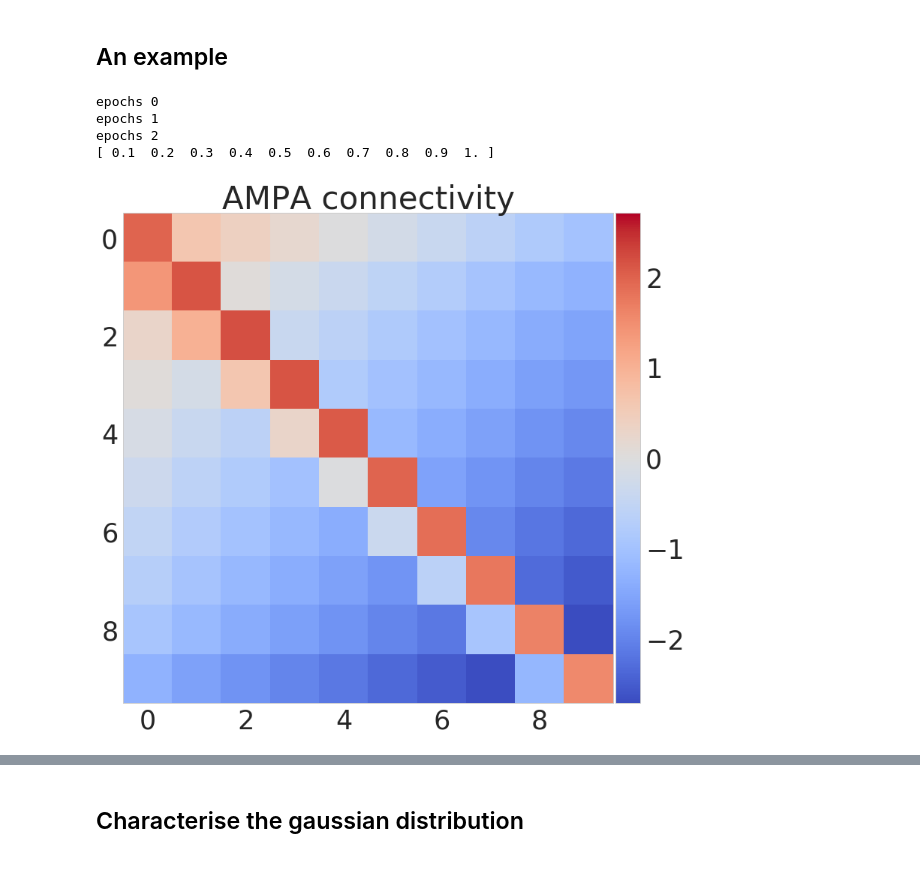
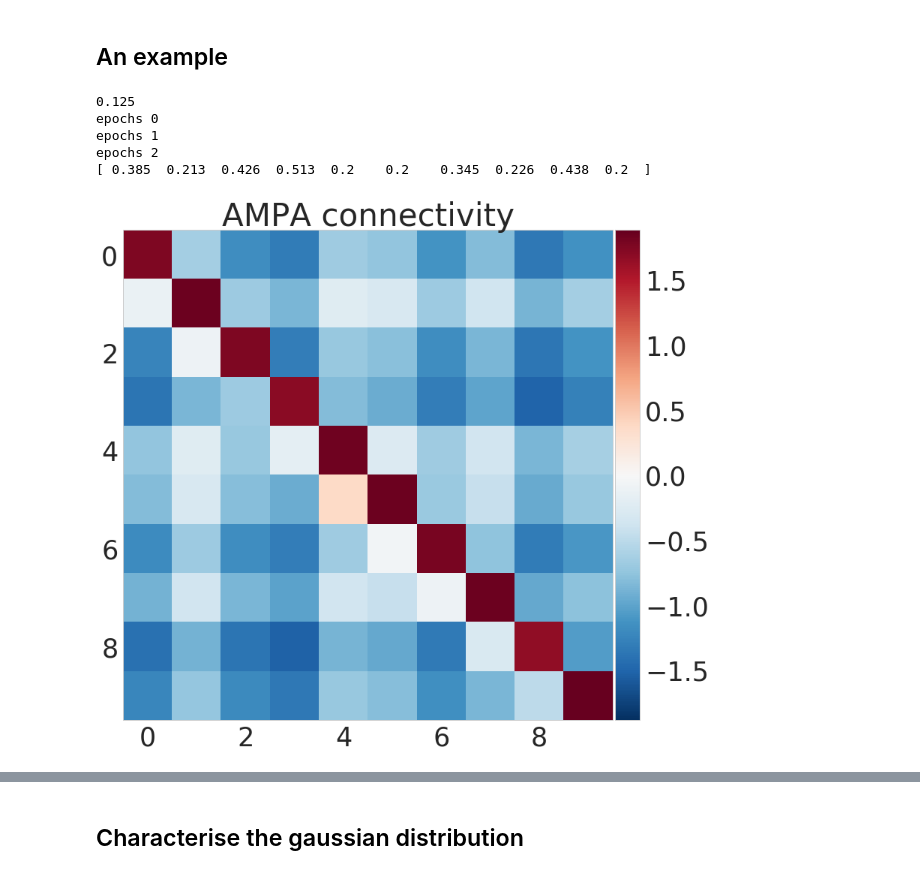
Before and after one commit to h-mayorquin/BCPNN_sequences, a Jupyter notebook: jupyter/2018-03-07(Different training times) .ipynb, the cells around one changed output, grey strips where cells are left out. Drawn from its saved outputs; the diff is of its cells as text; code cells hidden in the pictures.

Commit message:
Modiied the plot producers

```diff
--- a/jupyter/2018-03-07(Different training times) .ipynb
+++ b/jupyter/2018-03-07(Different training times) .ipynb
@@ -31,6 +31,8 @@ from connectivity_functions import artificial_connectivity_matrix
 # %%
 always_learning = False
 k_perfect = True
+perfect = False
+strict_maximum = False
 
 # First we run the training protocol
 g_w_ampa = 2.0
@@ -39,7 +41,8 @@ g_a = 10.0
 tau_a = 0.250
 G = 1.0
 sigma = 0.0
-tau_z_pre_ampa = 0.050
+tau_m = 0.20
+tau_z_pre_ampa = 0.025
 tau_z_post_ampa = 0.005
 tau_p = 10.0
 
@@ -50,42 +53,51 @@ n_patterns = 10
 
 # Manager properties
 dt = 0.001
-values_to_save = ['o', 's', 'z_pre_ampa', 'w_ampa', 'p_pre']
+values_to_save = ['o', 's', 'a', 'z_pre_ampa', 'w_ampa', 'p_pre_ampa', 'p_co_ampa']
 
 # Protocol
 training_time = 0.100
 inter_sequence_interval = 1.0
 inter_pulse_interval = 0.0
 resting_time = 0.0
 epochs = 3
 
+# Scale
+loc = 0.250
+scale_percentage = 50.0
+scale = loc * scale_percentage / 100.0
+print(scale)
+
+
 # Build the network
 nn = BCPNNPerfect(hypercolumns, minicolumns, g_w_ampa=g_w_ampa, g_w=g_w, g_a=g_a, tau_a=tau_a, sigma=sigma, G=G,
-                  tau_z_pre_ampa=tau_z_pre_ampa, tau_z_post_ampa=tau_z_post_ampa, tau_p=tau_p, z_transfer=False,
-                  diagonal_zero=False, strict_maximum=False, perfect=True, k_perfect=k_perfect,
-                  always_learning=always_learning)
+                  tau_z_pre_ampa=tau_z_pre_ampa, tau_z_post_ampa=tau_z_post_ampa, tau_p=tau_p, tau_m=tau_m,
+                  z_transfer=False, diagonal_zero=False, strict_maximum=strict_maximum, perfect=perfect,
+                  k_perfect=k_perfect, always_learning=always_learning)
 
 # Build the manager
 manager = NetworkManager(nn=nn, dt=dt, values_to_save=values_to_save)
 
 # Build the protocol for training
 protocol = Protocol()
 patterns_indexes = [i for i in range(n_patterns)]
-training_time = np.linspace(0.100, 1.00, num=n_patterns)
+training_time = np.linspace(0.100, 0.0500, num=n_patterns)
+training_time = np.random.normal(loc=loc, scale=scale, size=n_patterns)
+training_time[training_time <= tau_m] = tau_m
 
-# training_time = np.random.normal(loc=0.500, scale=0.010, size=n_patterns)
-# training_time = 0.100
+# training_time = 0.020
 protocol.simple_protocol(patterns_indexes, training_time=training_time, inter_pulse_interval=inter_pulse_interval,
                          inter_sequence_interval=inter_sequence_interval, epochs=epochs, resting_time=resting_time)
 
 # Train
 epoch_history = manager.run_network_protocol(protocol=protocol, verbose=True)
 
 print(training_time)
 plot_weight_matrix(manager.nn, ampa=True)
 # %% [output]
+0.125
 epochs 0
 epochs 1
 epochs 2
-[ 0.1  0.2  0.3  0.4  0.5  0.6  0.7  0.8  0.9  1. ]
+[ 0.385  0.213  0.426  0.513  0.2    0.2    0.345  0.226  0.438  0.2  ]
-[figure, old version]
+[figure, new version]
```
Also changed, not shown: parts of 18 cells of this notebook, 19 other files.
